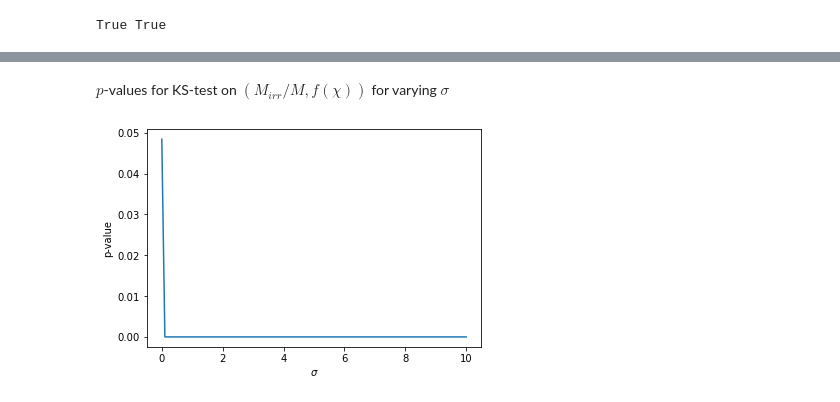
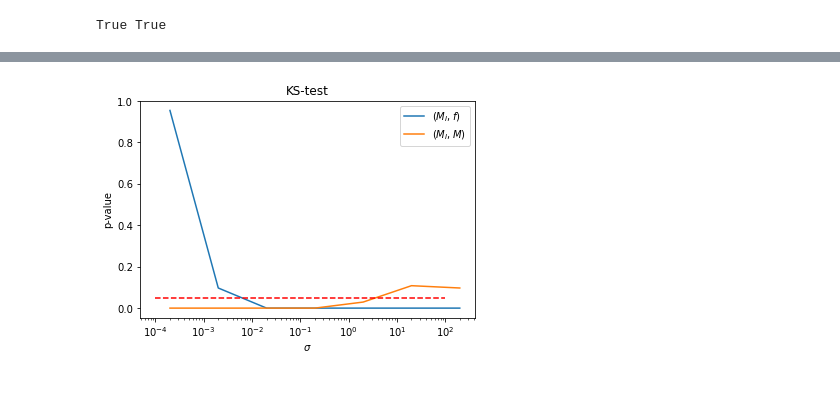
Before and after one commit to SimoneAbeni/astrostatistics_bicocca_2026, a Jupyter notebook: working/Lecture07/The irreducible mass of black holes.ipynb, the cells around one changed output, grey strips where cells are left out. Cells and saved outputs as stored; diff of their text form; code cells hidden in the pictures.

```diff
--- a/working/Lecture07/The irreducible mass of black holes.ipynb
+++ b/working/Lecture07/The irreducible mass of black holes.ipynb
@@ -104,13 +97,19 @@ plt.show()
-# %% [markdown]
-$p$-values for KS-test on $(M_{irr}/M,f(\chi))$ for varying $\sigma$
-# %%
-p_value_f = np.array([stats.ks_2samp(m,f(p[:,1]))[1] for m,p in zip(Mirr_i_var,points_var)])
-plt.plot(sigma, p_value_f);
-plt.xlabel('$\sigma$')
-plt.ylabel('p-value')
-plt.show()
-# %% [output]
-[figure, removed]
+# %%
+p_value_M = np.array([stats.ks_2samp(m,p[:,0])[1] for m,p in zip(Mirr_i_var,points_var)])
+p_value_f = np.array([stats.ks_2samp(m,f(p[:,1]))[1] for m,p in zip(Mirr_i_var,points_var)])
+#------------------
+fig, ax = plt.subplots()
+plt.plot(sigma, p_value_f, label='($M_I,f$)');
+plt.plot(sigma, p_value_M, label='$(M_I,M)$');
+ax.plot([1e-4, 1e2],[0.05, 0.05], '--r')
+plt.xscale('log')
+plt.xlabel('$\sigma$')
+plt.ylabel('p-value')
+plt.legend()
+plt.title('KS-test')
+plt.show()
+# %% [output]
+[figure, added]
 # %%
 plt.hist(f(points_var[0][:,1]),density=True,histtype='step');
 plt.hist(Mirr_i_var[0],density=True,histtype='step')
```
Also changed, not shown: parts of 7 cells of this notebook.
